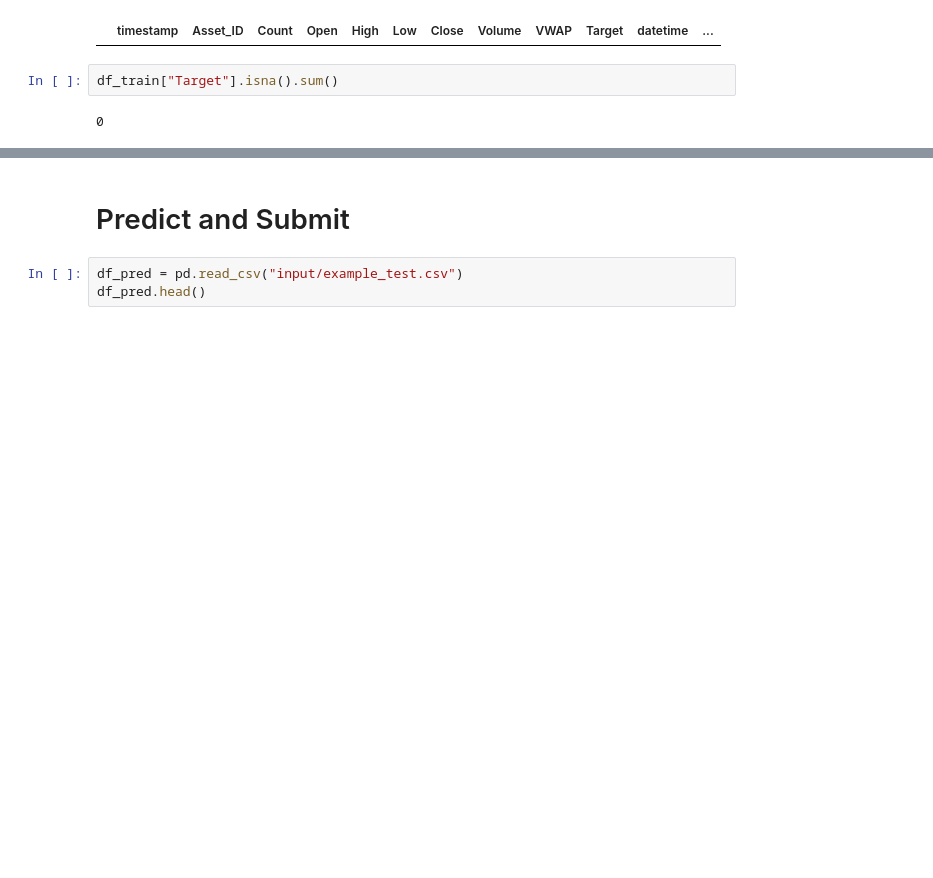
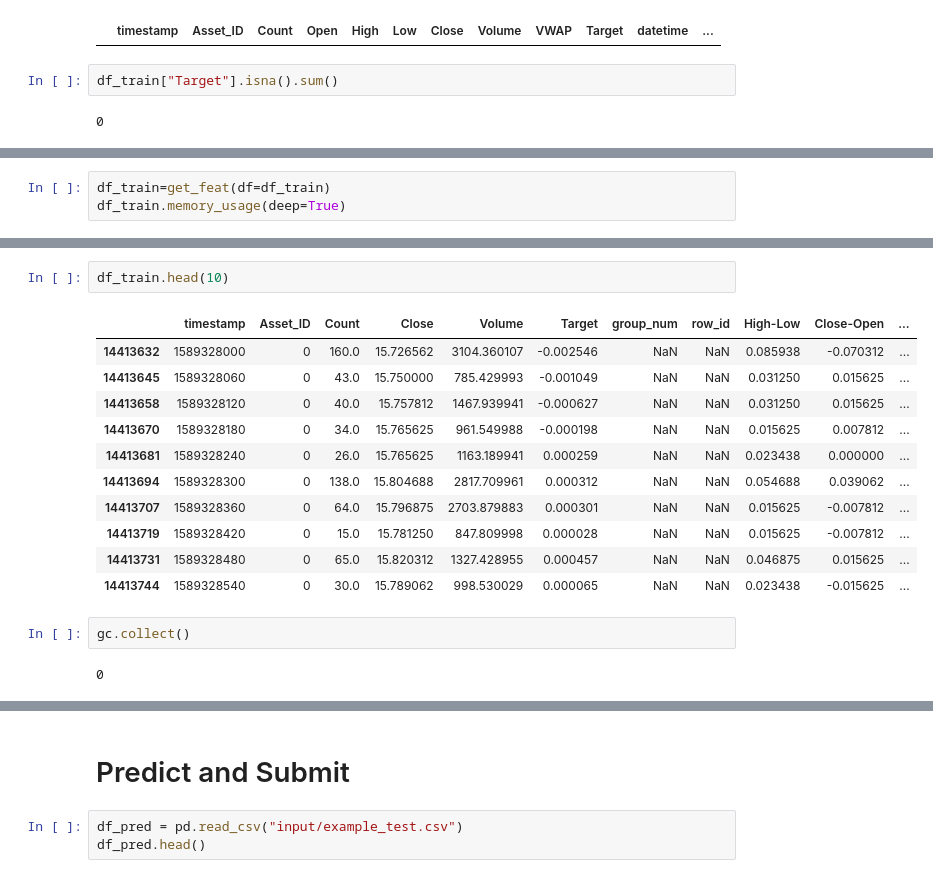
Before and after one commit to PranayKalyanam/CryptoCurrency-Forecast, a Jupyter notebook: cryptocurrency-forecast.ipynb, the cells around one changed output, grey strips where cells are left out. Saved outputs shown, nothing was run; the diff lists cells and outputs as text; blank space fills up the shorter version.

Commit message:
feature engineering and training lgbm model

```diff
--- a/cryptocurrency-forecast.ipynb
+++ b/cryptocurrency-forecast.ipynb
@@ -337,0 +524,3 @@ df_train["Target"].isna().sum()
+# %%
+df_train=get_feat(df=df_train)
+df_train.memory_usage(deep=True)
@@ -343,0 +580,18 @@ m1
+# %%
+df_train.head(10)
+# %% [output]
+|  | timestamp | Asset_ID | Count | Close | Volume | Target | group_num | row_id | High-Low | Close-Open | ... |
+| 14413632 | 1589328000 | 0 | 160.0 | 15.726562 | 3104.360107 | -0.002546 | NaN | NaN | 0.085938 | -0.070312 | ... |
+| 14413645 | 1589328060 | 0 | 43.0 | 15.750000 | 785.429993 | -0.001049 | NaN | NaN | 0.031250 | 0.015625 | ... |
+| 14413658 | 1589328120 | 0 | 40.0 | 15.757812 | 1467.939941 | -0.000627 | NaN | NaN | 0.031250 | 0.015625 | ... |
+| 14413670 | 1589328180 | 0 | 34.0 | 15.765625 | 961.549988 | -0.000198 | NaN | NaN | 0.015625 | 0.007812 | ... |
+| 14413681 | 1589328240 | 0 | 26.0 | 15.765625 | 1163.189941 | 0.000259 | NaN | NaN | 0.023438 | 0.000000 | ... |
+| 14413694 | 1589328300 | 0 | 138.0 | 15.804688 | 2817.709961 | 0.000312 | NaN | NaN | 0.054688 | 0.039062 | ... |
+| 14413707 | 1589328360 | 0 | 64.0 | 15.796875 | 2703.879883 | 0.000301 | NaN | NaN | 0.015625 | -0.007812 | ... |
+| 14413719 | 1589328420 | 0 | 15.0 | 15.781250 | 847.809998 | 0.000028 | NaN | NaN | 0.015625 | -0.007812 | ... |
+| 14413731 | 1589328480 | 0 | 65.0 | 15.820312 | 1327.428955 | 0.000457 | NaN | NaN | 0.046875 | 0.015625 | ... |
+| 14413744 | 1589328540 | 0 | 30.0 | 15.789062 | 998.530029 | 0.000065 | NaN | NaN | 0.023438 | -0.015625 | ... |
+# %%
+gc.collect()
+# %% [output]
+0
```
Also changed, not shown: parts of 20 cells of this notebook.
